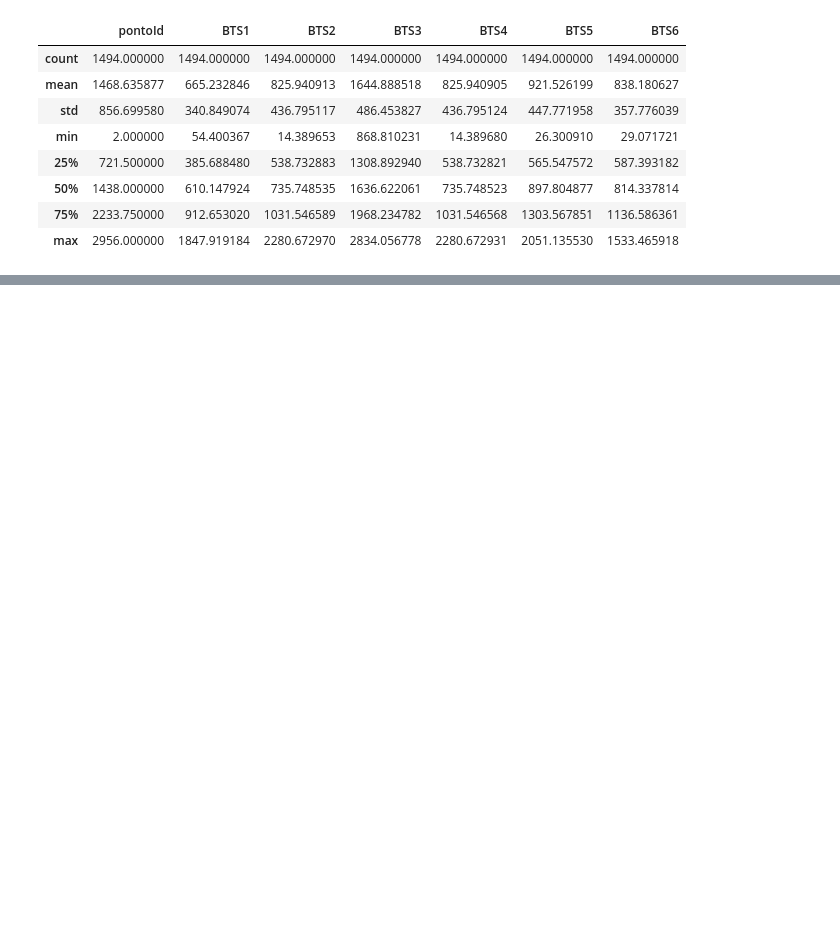
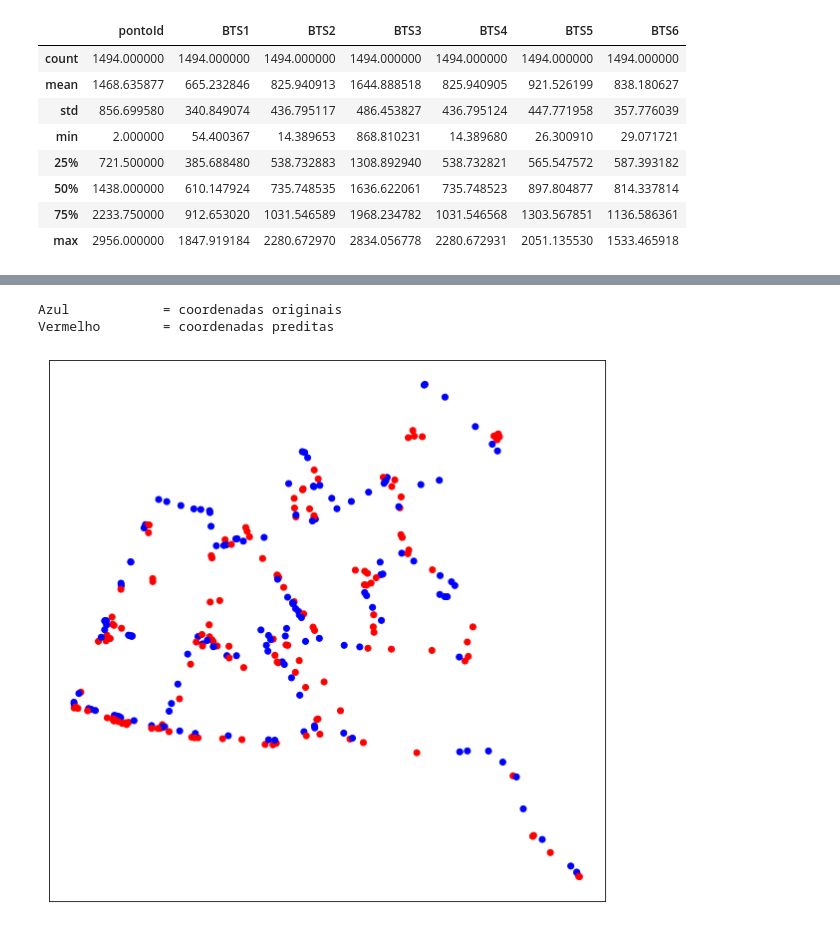
Before and after one commit to lucasgrisiq/location_predictor, a Jupyter notebook: main.ipynb, the cells around one changed output, grey strips where cells are left out. Cells and saved outputs as stored; diff of their text form; code cells hidden in the pictures; blank space fills up the shorter version.

```diff
--- a/main.ipynb
+++ b/main.ipynb
@@ -280,7 +347,11 @@ anchors = bts[['lat', 'lon']]
 
 def multilateracao(coord, *args):
     dist2bts = args[0]
-    return reduce(lambda x, y: x + y, [dist2bts[i] - np.sqrt((a - coord[0]) ** 2 + (b - coord[1]) ** 2) for i, (a, b) in enumerate(anchors.values)])
+    res = reduce(
+        lambda x, y: x + y,
+        [dist2bts[i] - ((a - coord[0]) ** 2 + (b - coord[1]) ** 2) for i, (a, b) in enumerate(anchors.values)]
+    )
+    return res
 # %%
 from random import sample
 from scipy import optimize
@@ -320,0 +529,34 @@ def show_box_plot(dataframe):
+# %%
+# Plotando os resultados
+from random import sample
+import matplotlib.pyplot as plt
+import matplotlib as mpl
+
+COLOR = 'lightblue'
+mpl.rcParams['text.color'] = COLOR
+mpl.rcParams['axes.labelcolor'] = COLOR
+mpl.rcParams['xtick.color'] = COLOR
+mpl.rcParams['ytick.color'] = COLOR
+
+
+pred_df = pd.read_csv('data/Resultados_Equipe4_Metodo_RedesNeurais.csv')
+indexes = sample(list(pred_df.index), int(len(pred_df) * 0.1))
+pred_df = pred_df.loc[indexes]
+pred_df['pontoId'] = pred_df['pontoId'].astype(int)
+
+fig, ax = plt.subplots(figsize=(10, 10))
+
+for i, row in pred_df.iterrows():
+    lat, lon = df[df['pontoId'] == row['pontoId']].iloc[0][['lat', 'lon']]
+    lat_pred, lon_pred = row['lat_pred'], row['lon_pred']
+    ax.scatter([lat, lat_pred], [lon, lon_pred], color=['blue', 'red'], marker="o")
+    # ax.scatter(lat_pred, lon_pred, color='red', marker=",")
+
+print('Azul\t\t= coordenadas originais\nVermelho\t= coordenadas preditas')
+plt.yticks([])
+plt.xticks([])
+plt.show()
+# %% [output]
+Azul            = coordenadas originais
+Vermelho        = coordenadas preditas
+[figure, added]
```
Also changed, not shown: parts of 25 cells of this notebook, 1 other file.
